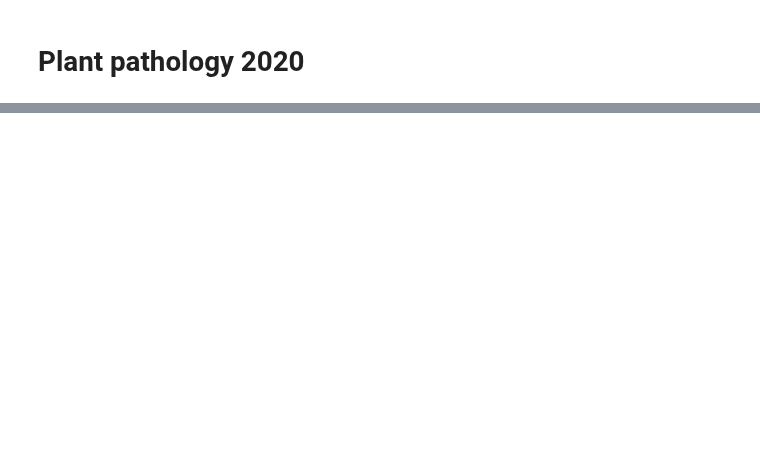
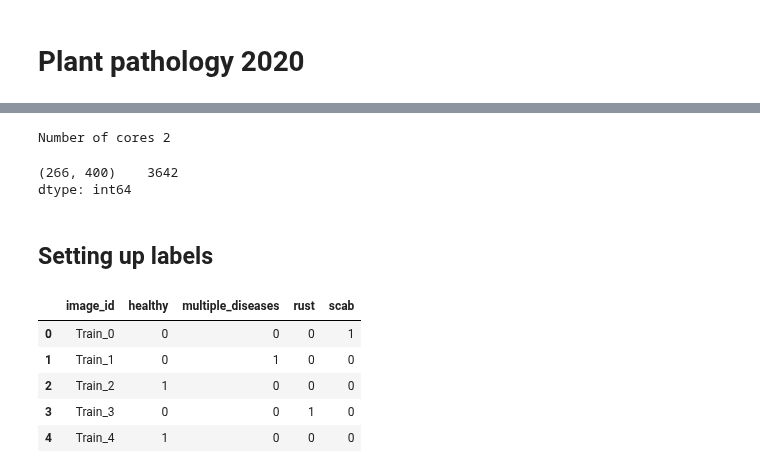
Before and after one commit to jalkestrup/fastai_course, a Jupyter notebook: 10_final_project/apple_disease_v2.ipynb, the cells around one changed output, grey strips where cells are left out. Saved outputs shown, nothing was run; the diff lists cells and outputs as text; code cells hidden in the pictures; blank space fills up the shorter version.

```diff
--- a/10_final_project/apple_disease_v2.ipynb
+++ b/10_final_project/apple_disease_v2.ipynb
@@ -137,0 +73,47 @@ Error: Kaggle credentials not set. Please set them before downloading data.
+# %%
+import multiprocessing
+from fastcore.parallel import *
+
+n_cores = multiprocessing.cpu_count()
+print(f'Number of cores {n_cores}')
+
+def check_size(img):
+    return PILImage.create(img).shape
+# %% [output]
+Number of cores 2
+# %%
+"""
+dest = path/'small_images'
+resize_images(path/'images', max_size=400, dest=dest, recurse=True)
+
+#Save resized images to drive for fast reload in new instance
+Copy images from path/small_images to /content/drive/MyDrive/dtu/fastAI/10_final_project
+!cp -r '/content/plant-pathology-2020-fgvc7/small_images' /content/drive/MyDrive/dtu/fastAI/10_final_project
+"""
+#Copy prev resized images from drive to Colab
+#Create new folder in /content/plant-pathology-2020-fgvc7/small_images
+!mkdir /content/plant-pathology-2020-fgvc7/small_images
+!cp -r /content/drive/MyDrive/dtu/fastAI/10_final_project/small_images/. '/content/plant-pathology-2020-fgvc7/small_images'
+
+#Check the size of a photo in the small_images
+image_path_small = path/'small_images'
+image_files_small = get_image_files(image_path_small)
+sizes = parallel(check_size, image_files_small, n_workers=n_cores)
+
+pd.Series(sizes).value_counts()
+# %% [output]
+(266, 400)    3642
+dtype: int64
+# %% [markdown]
+## Setting up labels
+# %%
+#Inspect the labels of the dataset by loading the csv file into a pandas dataframe
+df_train = pd.read_csv(f'{path}/train.csv')
+df_train.head()
+# %% [output]
+|  | image_id | healthy | multiple_diseases | rust | scab |
+| 0 | Train_0 | 0 | 0 | 0 | 1 |
+| 1 | Train_1 | 0 | 1 | 0 | 0 |
+| 2 | Train_2 | 1 | 0 | 0 | 0 |
+| 3 | Train_3 | 0 | 0 | 1 | 0 |
+| 4 | Train_4 | 1 | 0 | 0 | 0 |
```
Also changed, not shown: parts of 23 cells of this notebook.
